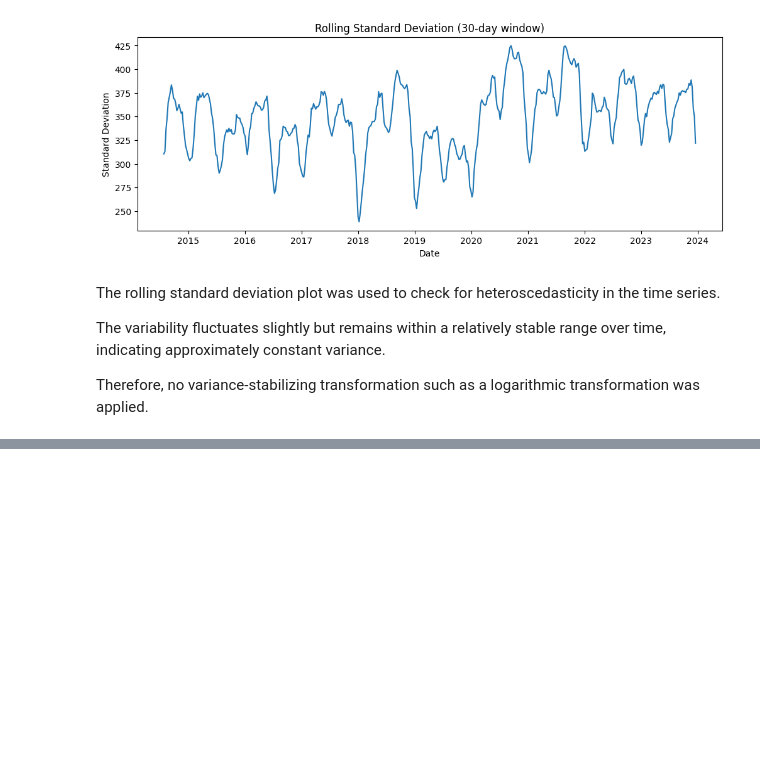
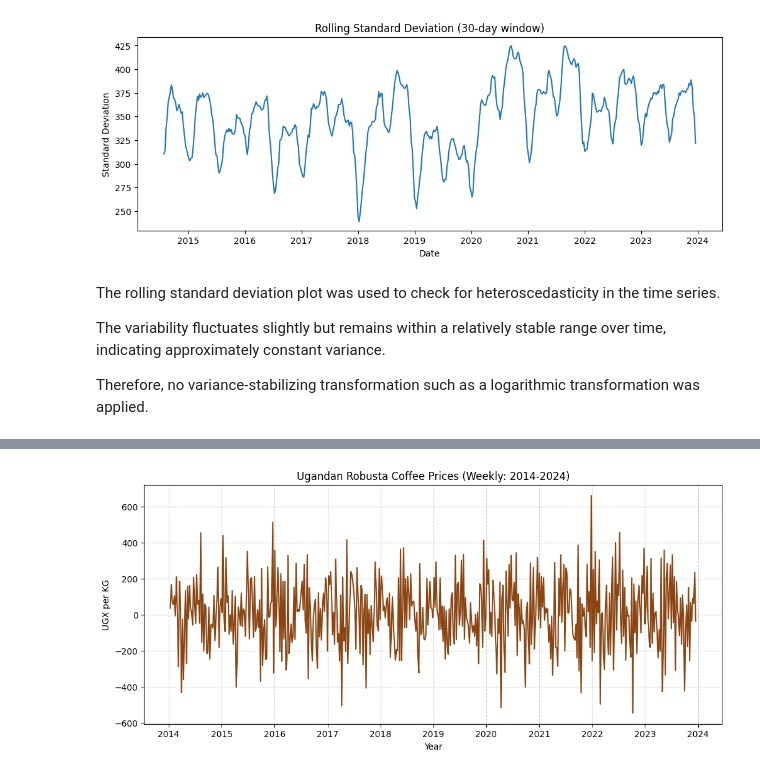
Before and after one commit to kahunde-Elizabeth/Time-series-project-group2, a Jupyter notebook: group2 project.ipynb, the cells around one changed output, grey strips where cells are left out. Saved outputs shown, nothing was run; the diff lists cells and outputs as text; code cells hidden in the pictures; blank space fills up the shorter version.

```diff
--- a/group2 project.ipynb
+++ b/group2 project.ipynb
@@ -95,0 +276,11 @@ Therefore, no variance-stabilizing transformation such as a logarithmic transfor
+# %%
+# Plotting the differenced series
+plt.figure(figsize=(12, 5))
+plt.plot(df['Price_Diff'].dropna(), color='#8B4513', linewidth=1.5)
+plt.title('Ugandan Robusta Coffee Prices (Weekly: 2014-2024)')
+plt.ylabel('UGX per KG')
+plt.xlabel('Year')
+plt.grid(True, linestyle='--', alpha=0.6)
+plt.show()
+# %% [output]
+[figure, added]
```
Also changed, not shown: parts of 26 cells of this notebook, 1 other file.
